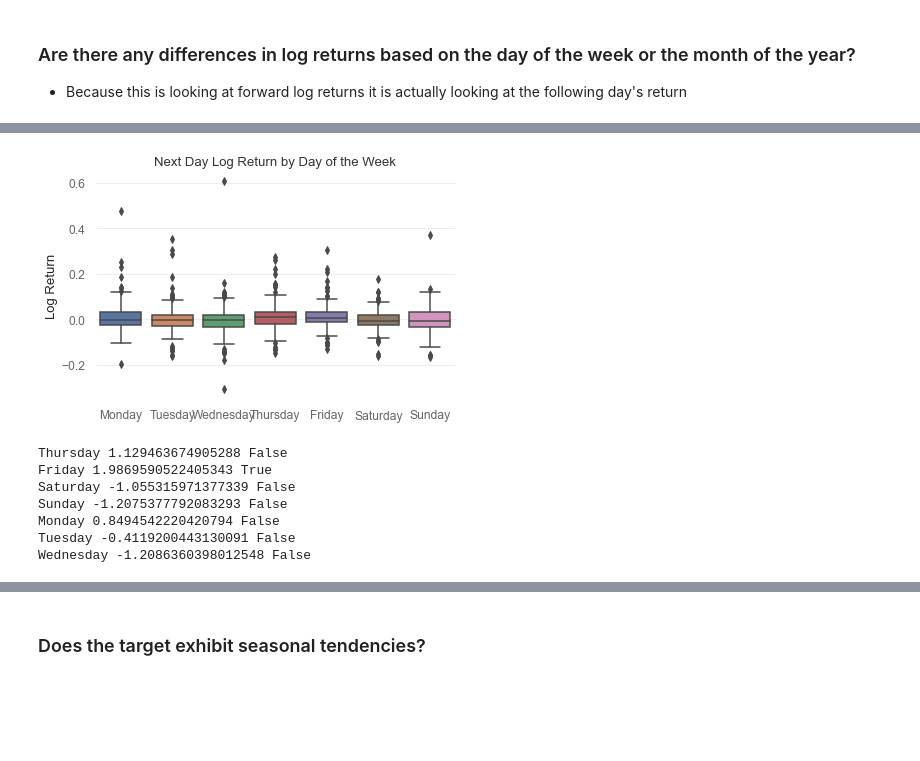
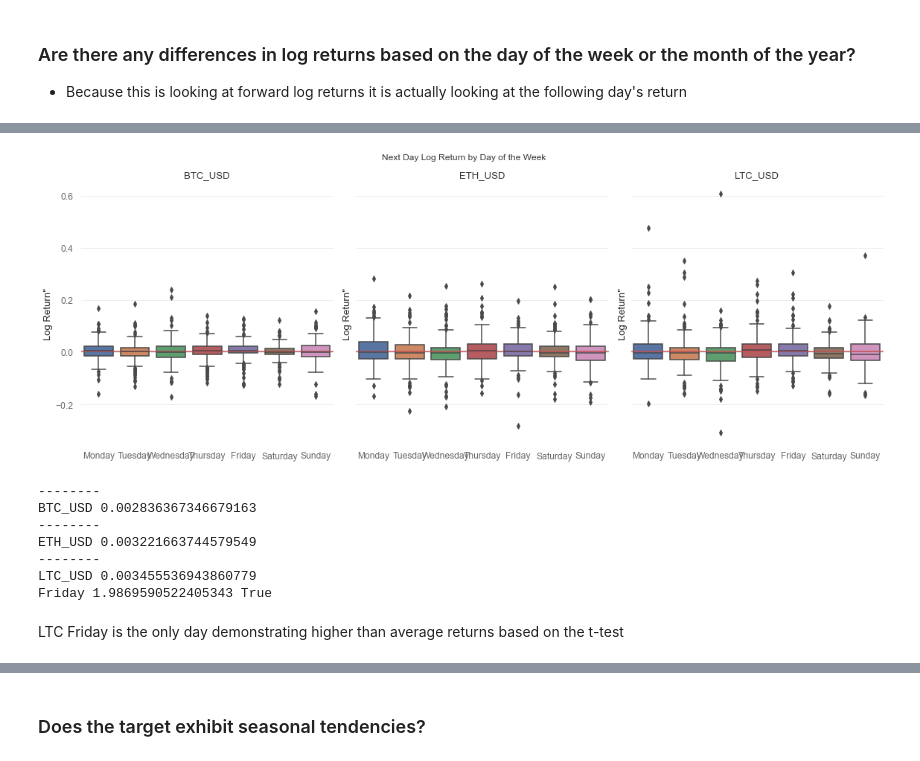
Before and after one commit to jesse-d-marder/crypto-forecast, a Jupyter notebook: predict_crypto.ipynb, the cells around one changed output, grey strips where cells are left out. Drawn from its saved outputs; the diff is of its cells as text; code cells hidden in the pictures; blank space fills up the shorter version.

```diff
--- a/predict_crypto.ipynb
+++ b/predict_crypto.ipynb
@@ -94,5 +93,3 @@ summary_df
 | train_LTC_USD | 0.345554 | -0.094857 | -30.795083 | 60.698111 | 6.523377 | 0.052895 | 1.857457 | 13.334966 | -0.015309 |
 | validate_LTC_USD | 0.046693 | 0.017720 | -47.819531 | 23.365639 | 5.319542 | 0.049604 | -1.103964 | 11.688585 | -0.088275 |
 | test_LTC_USD | -0.125704 | 0.158261 | -45.478664 | 26.173885 | 5.753980 | 0.058655 | -1.267938 | 10.626365 | -0.081086 |
-# %%
-train,validate,test = split_data['LTC_USD']
@@ -129,4 +124,10 @@ Text(0, 0.5, 'Frequency of Return')
 # %%
-train.fwd_close_positive.value_counts(normalize=True).plot.bar()
-plt.title('Next Close Positive (Classification Target) - fairly balanced')
+figure, ax = plt.subplots(1,3, sharey = True, sharex= False, figsize = (16, 6))
+for i, k in enumerate(split_data.keys()):
+    train, validate, test = split_data[k]
+    train.fwd_close_positive.value_counts(normalize=True).sort_index().plot.bar(ax=ax[i], )
+    ax[i].set_title(f'{k}')
+    ax[0].set(ylabel='Frequency of Return')
+plt.suptitle('Next Close Positive - Classification Target')
+figure.tight_layout()
 # %% [output]
@@ -137,10 +139,14 @@ Text(0.5, 1.0, 'Next Close Positive (Classification Target) - fairly balanced')
 - Because this is looking at forward log returns it is actually looking at the following day's return
 # %%
 order = ['Monday','Tuesday','Wednesday','Thursday','Friday','Saturday','Sunday']
-train.groupby(train.index.day_name()).fwd_log_ret.mean().loc[order].plot.bar()
-plt.axhline(train.fwd_log_ret.mean(), color = 'r')
-plt.title('Average Next Day Log Return by Day of the Week')
-plt.ylabel('Average Log Return')
-plt.xlabel("")
-None
+
+figure, ax = plt.subplots(1,3, sharey = True, sharex= False, figsize = (16, 6))
+for i, k in enumerate(split_data.keys()):
+    train, validate, test = split_data[k]
+    train.groupby(train.index.day_name()).fwd_log_ret.mean().loc[order].plot.bar(ax=ax[i])
+    ax[i].axhline(train.fwd_log_ret.mean(), color = 'r')
+    ax[i].set_title(f'{k}')
+    ax[i].set(ylabel='Average Log Return', xlabel = '')
+plt.suptitle('Average Next Day Log Return by Day of the Week')
+figure.tight_layout()
 # %% [output]
@@ -148,26 +154,39 @@ None
 # %%
-sns.boxplot(x=train.index.day_name(), y = train.fwd_log_ret, order=['Monday','Tuesday','Wednesday','Thursday','Friday','Saturday','Sunday'])
-plt.xlabel("")
-plt.ylabel("Log Return")
-plt.title("Next Day Log Return by Day of the Week")
-plt.tight_layout()
+figure, ax = plt.subplots(1,3, sharey = True, sharex= False, figsize = (16, 6))
+for i, k in enumerate(split_data.keys()):
+    train, validate, test = split_data[k]
+    sns.boxplot(x=train.index.day_name(), y = train.fwd_log_ret, order = order, ax = ax[i])
+    ax[i].axhline(train.fwd_log_ret.mean(), color = 'r')
+    ax[i].set_title(f'{k}')
+    ax[i].set(ylabel='Log Return"', xlabel = '')
+plt.suptitle('Next Day Log Return by Day of the Week')
+figure.tight_layout()
 # %% [output]
-[figure, old version]
+[figure, new version]
 # %%
 # Set alpha to 0.05
 alpha = 0.05
-overall_mean = train.fwd_log_ret.mean()
+
 # Perform t-test to determine if any day's average return is significantly different from overall average
-for day_of_the_week in train.index.day_name().unique():
-    sample = train[train.index.day_name() == day_of_the_week]
-    t,p=stats.ttest_1samp(sample.fwd_log_ret, overall_mean)
-    print(day_of_the_week, t, p<alpha)
+for k in split_data.keys():
+    train, validate, test = split_data[k]
+    overall_mean = train.fwd_log_ret.mean()
+    print("--------")
+    print(k, overall_mean)
+
+    for day_of_the_week in train.index.day_name().unique():
+        sample = train[train.index.day_name() == day_of_the_week]
+        t,p=stats.ttest_1samp(sample.fwd_log_ret, overall_mean)
+        if p<alpha:
+            print(day_of_the_week, t, p<alpha)
 # %% [output]
-Thursday 1.129463674905288 False
+--------
+BTC_USD 0.002836367346679163
+--------
+ETH_USD 0.003221663744579549
+--------
+LTC_USD 0.003455536943860779
 Friday 1.9869590522405343 True
-Saturday -1.055315971377339 False
-Sunday -1.2075377792083293 False
-Monday 0.8494542220420794 False
-Tuesday -0.4119200443130091 False
-Wednesday -1.2086360398012548 False
+# %% [markdown]
+LTC Friday is the only day demonstrating higher than average returns based on the t-test
 # %%
```
Also changed, not shown: parts of 25 cells of this notebook.
